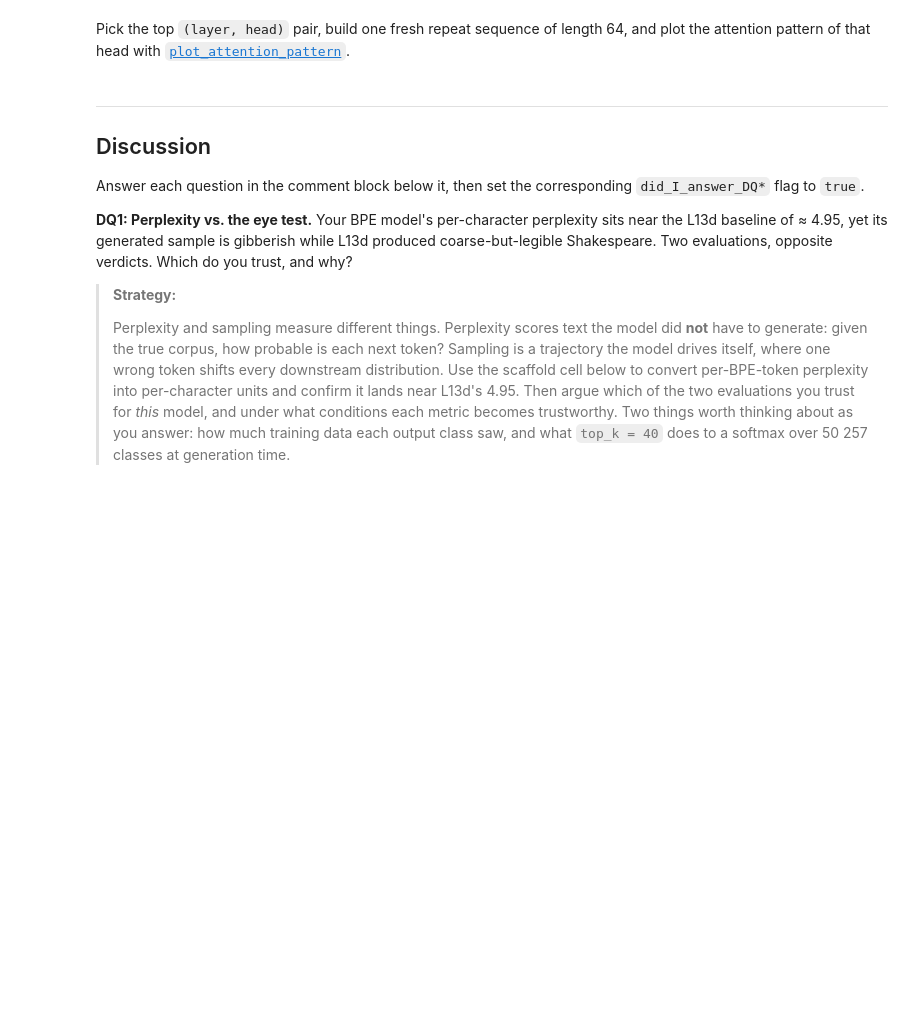
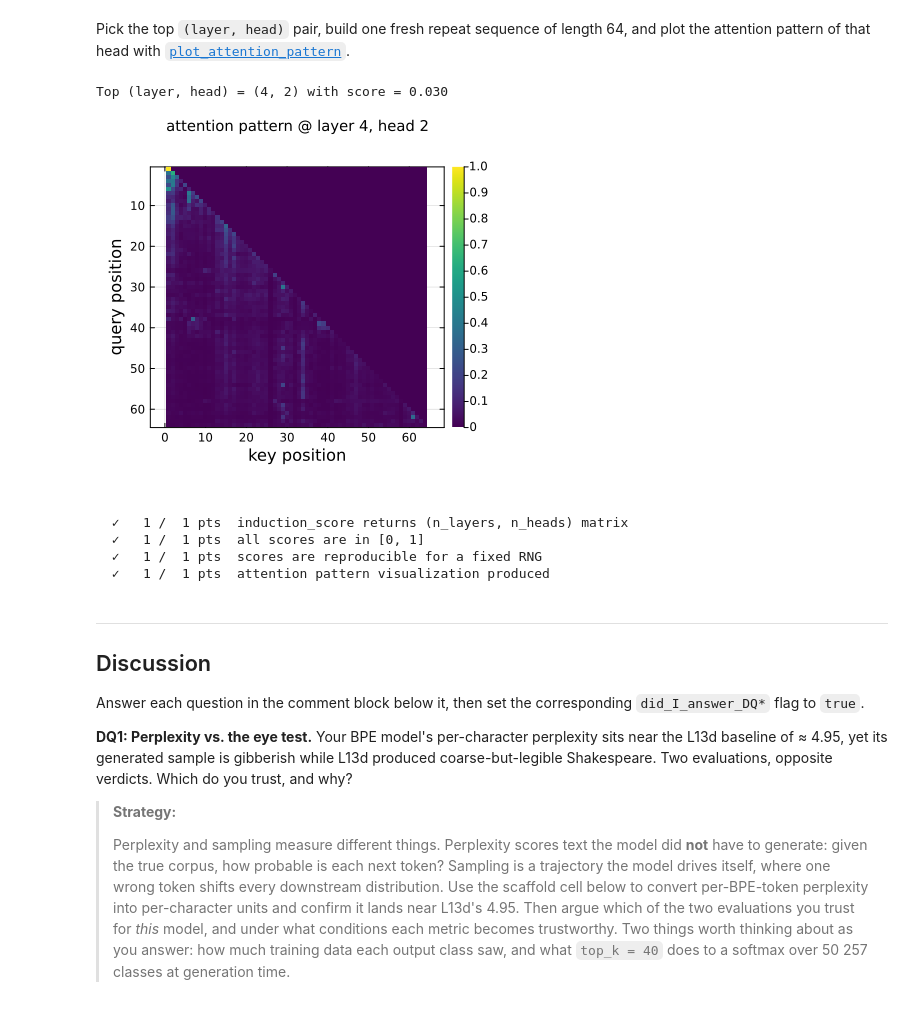
Before and after one commit to CHEME-5820-Spring-2026/ps6-5820-s26-wjm252, a Jupyter notebook: PS6-CHEME-5820-Student-Transformers-S2026.ipynb, the cells around one changed output. Cells and saved outputs as stored; diff of their text form; code cells hidden in the pictures; blank space fills up the shorter version.

```diff
--- a/PS6-CHEME-5820-Student-Transformers-S2026.ipynb
+++ b/PS6-CHEME-5820-Student-Transformers-S2026.ipynb
@@ -400,9 +402,12 @@ ref_model, tiny_sample, ref_sample = let
     #    these hyperparameters match the ones used by scripts/train_reference.jl.
     # 2. load_checkpoint(ref_ckpt, ref)
     # 3. generate 150 tokens from each model with temperature = 0.8 and top_k = 40
-    ref    = missing
-    s_tiny = missing
-    s_ref  = missing
+    ref    = NanoGPT(vocab_size(enc_gpt2), 256, 4, 4, 256; d_ff = 1024)
+    load_checkpoint(ref_ckpt, ref)
+    s_tiny = generate_text(tiny_model, enc_gpt2, "Once upon a time", 150;
+                            temperature = 0.8, top_k = 40)
+    s_ref  = generate_text(ref, enc_gpt2, "Once upon a time", 150;
+                            temperature = 0.8, top_k = 40)
 
     if !ismissing(s_tiny)
         println("=== tiny model sample ($(n_parameters(tiny_model)) params) ===")
@@ -440,10 +461,9 @@ The code below stores the scan result `induction_scores::Matrix{Float32}` for us
 # Task 3 autograder checks.
 induction_scores = let
     # YOUR CODE HERE
-    # scores = induction_score(ref_model, vocab_size(enc_gpt2); n_trials = 32, seq_len = 32)
-    #   n_trials = 32 averages out per-sequence noise;
-    #   seq_len = 32 produces a 64-position input, well within ctx_len = 256.
-    scores = missing
+    scores = induction_score(ref_model, vocab_size(enc_gpt2); n_trials = 32, seq_len = 32)
+      # n_trials = 32 averages out per-sequence noise;
+      # seq_len = 32 produces a 64-position input, well within ctx_len = 256.
 
     if !ismissing(scores)
         println("induction score matrix (rows = layers, cols = heads):")
@@ -464,12 +496,25 @@ Pick the top `(layer, head)` pair, build one fresh repeat sequence of length 64,
 # %%
 # Visualize one head's attention matrix on a synthetic repeat sequence.
 # An induction head shows an off-diagonal stripe: query position 32+i attends
 # to key position i+1, a line parallel to the main diagonal shifted left by 31.
 let
     # YOUR CODE HERE: pick top (layer, head) via argmax(induction_scores), build a
     # 64-token repeat sequence, collect attention weights, then plot_attention_pattern.
-    plot()
+
+    top_l, top_h = Tuple(argmax(induction_scores))
+    @printf("Top (layer, head) = (%d, %d) with score = %.3f\n",
+            top_l, top_h, induction_scores[top_l, top_h])
+
+    tokens = rand(1:vocab_size(enc_gpt2), 32)
+    X      = reshape(vcat(tokens, tokens), 64, 1)
+    ws     = collect_attention_weights(ref_model, X)
+
+    plot_attention_pattern(ws[top_l], top_h;
+        title = "attention pattern @ layer $(top_l), head $(top_h)")
 end
+# %% [output]
+Top (layer, head) = (4, 2) with score = 0.030
+[figure, added]
 # %%
 # ── Autograder: Task 3 ──────────────────────────────────────────────────────
 let
@@ -496,6 +541,11 @@ let
     check!(GRADER, "Task 3", "attention pattern visualization produced",           1,
            () -> true)
 end
+# %% [output]
+  ✓   1 /  1 pts  induction_score returns (n_layers, n_heads) matrix
+  ✓   1 /  1 pts  all scores are in [0, 1]
+  ✓   1 /  1 pts  scores are reproducible for a fixed RNG
+  ✓   1 /  1 pts  attention pattern visualization produced
 # %% [markdown]
 ___
 <a id="discussion"></a>
```
Also changed, not shown: parts of 18 cells of this notebook.
